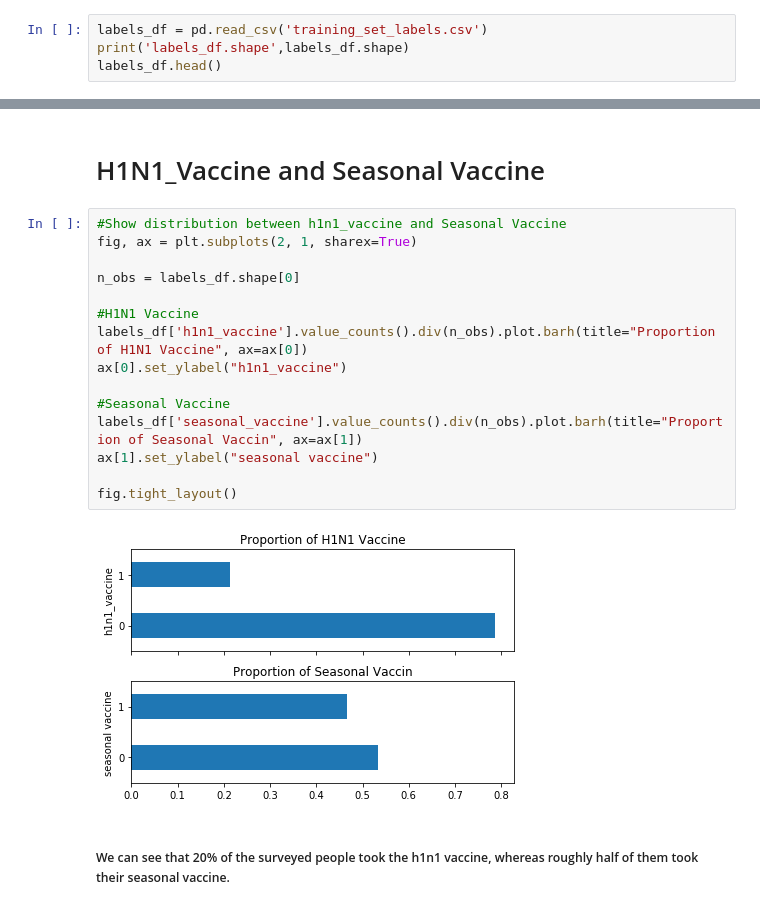
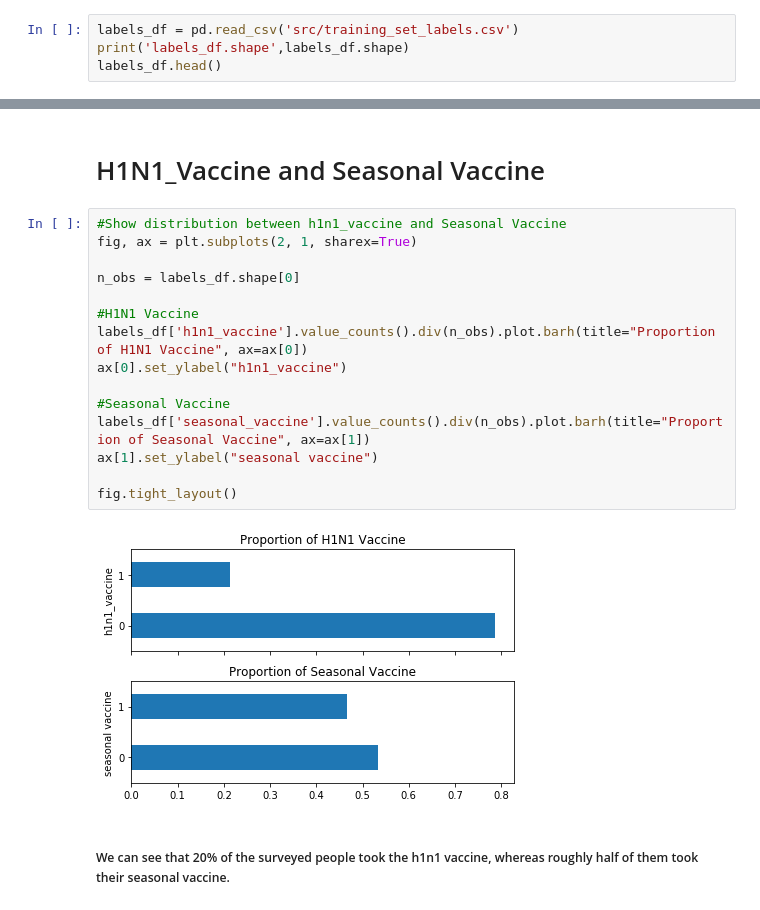
Before and after one commit to WinrichSy/DrivenData_FluShot_H1N1, a Jupyter notebook: H1N1_and_Seasonal_Flu_Vaccines.ipynb, the cells around one changed output, grey strips where cells are left out. Saved outputs shown, nothing was run; the diff lists cells and outputs as text.

Commit message:
added graphs

```diff
--- a/H1N1_and_Seasonal_Flu_Vaccines.ipynb
+++ b/H1N1_and_Seasonal_Flu_Vaccines.ipynb
@@ -63,7 +60,7 @@ missing_zero_values_table(features_df)
 | behavioral_wash_hands | 4650 | 42 | 0.2 | 4692 | 17.6 | float64 |
 | behavioral_face_mask | 24847 | 19 | 0.1 | 24866 | 93.1 | float64 |
 # %%
-labels_df = pd.read_csv('training_set_labels.csv')
+labels_df = pd.read_csv('src/training_set_labels.csv')
 print('labels_df.shape',labels_df.shape)
 labels_df.head()
 # %% [output]
@@ -143,20 +140,20 @@ dtype: object
 # %%
 #Show distribution between h1n1_vaccine and Seasonal Vaccine
 fig, ax = plt.subplots(2, 1, sharex=True)
 
 n_obs = labels_df.shape[0]
 
 #H1N1 Vaccine
 labels_df['h1n1_vaccine'].value_counts().div(n_obs).plot.barh(title="Proportion of H1N1 Vaccine", ax=ax[0])
 ax[0].set_ylabel("h1n1_vaccine")
 
 #Seasonal Vaccine
-labels_df['seasonal_vaccine'].value_counts().div(n_obs).plot.barh(title="Proportion of Seasonal Vaccin", ax=ax[1])
+labels_df['seasonal_vaccine'].value_counts().div(n_obs).plot.barh(title="Proportion of Seasonal Vaccine", ax=ax[1])
 ax[1].set_ylabel("seasonal vaccine")
 
 fig.tight_layout()
 # %% [output]
-[figure, old version]
+[figure, new version]
 # %% [markdown]
 ##### We can see that 20% of the surveyed people took the h1n1 vaccine, whereas roughly half of them took their seasonal vaccine.
 # %%
```
Also changed, not shown: parts of 4 cells of this notebook, 5 other files.
